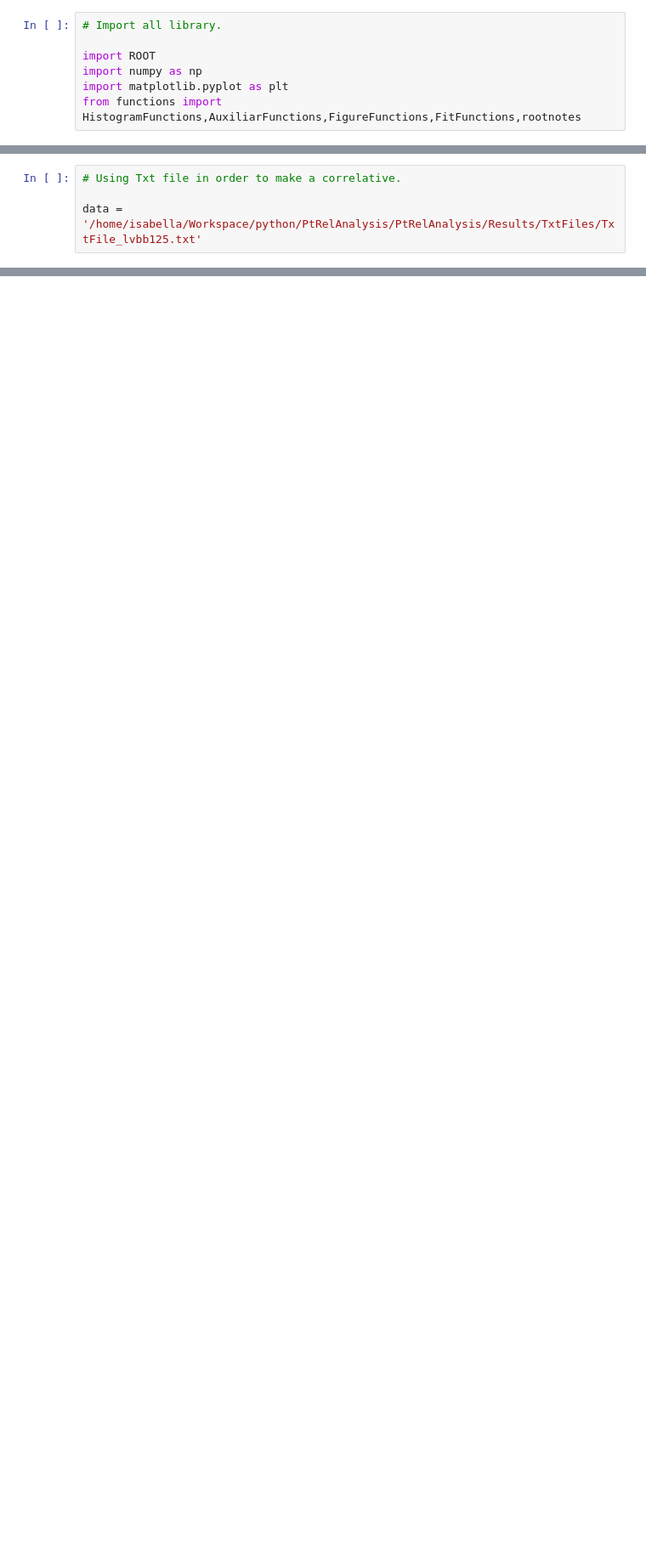
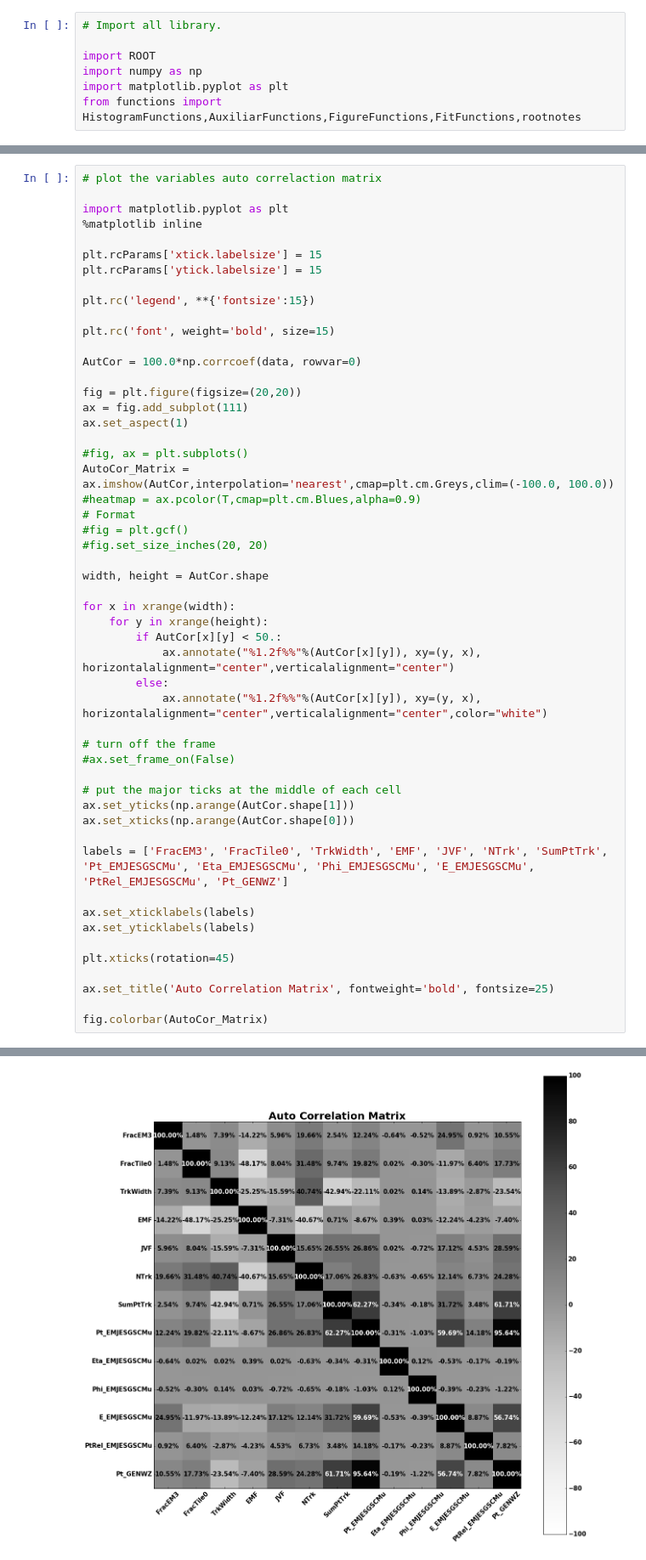
Before and after one commit to micaelverissimo/PtRelAnalysis, a Jupyter notebook: NeuralAnalysis.ipynb, the cells around one changed output, grey strips where cells are left out. Shown at 85% size. Drawn from its saved outputs; the diff is of its cells as text; blank space fills up the shorter version.

Commit message:
Auto Correlation Matrix

```diff
--- a/NeuralAnalysis.ipynb
+++ b/NeuralAnalysis.ipynb
@@ -100,4 +108,0 @@ for process in processes.split(","):
-# %%
-# Using Txt file in order to make a correlative.
-
-data = '/home/isabella/Workspace/python/PtRelAnalysis/PtRelAnalysis/Results/TxtFiles/TxtFile_lvbb125.txt'
@@ -188,0 +114,53 @@ ValueError: object too deep for desired array
+# %%
+# plot the variables auto correlaction matrix
+
+import matplotlib.pyplot as plt
+%matplotlib inline
+
+plt.rcParams['xtick.labelsize'] = 15
+plt.rcParams['ytick.labelsize'] = 15
+
+plt.rc('legend', **{'fontsize':15})
+
+plt.rc('font', weight='bold', size=15)
+
+AutCor = 100.0*np.corrcoef(data, rowvar=0)
+
+fig = plt.figure(figsize=(20,20))
+ax = fig.add_subplot(111)
+ax.set_aspect(1)
+
+#fig, ax = plt.subplots()
+AutoCor_Matrix = ax.imshow(AutCor,interpolation='nearest',cmap=plt.cm.Greys,clim=(-100.0, 100.0))
+#heatmap = ax.pcolor(T,cmap=plt.cm.Blues,alpha=0.9)
+# Format
+#fig = plt.gcf()
+#fig.set_size_inches(20, 20)
+
+width, height = AutCor.shape
+
+for x in xrange(width):
+    for y in xrange(height):
+        if AutCor[x][y] < 50.:
+            ax.annotate("%1.2f%%"%(AutCor[x][y]), xy=(y, x), horizontalalignment="center",verticalalignment="center")
+        else:
+            ax.annotate("%1.2f%%"%(AutCor[x][y]), xy=(y, x), horizontalalignment="center",verticalalignment="center",color="white")
+
+# turn off the frame
+#ax.set_frame_on(False)
+
+# put the major ticks at the middle of each cell
+ax.set_yticks(np.arange(AutCor.shape[1]))
+ax.set_xticks(np.arange(AutCor.shape[0]))
+
+labels = ['FracEM3', 'FracTile0', 'TrkWidth', 'EMF', 'JVF', 'NTrk', 'SumPtTrk', 'Pt_EMJESGSCMu', 'Eta_EMJESGSCMu', 'Phi_EMJESGSCMu', 'E_EMJESGSCMu', 'PtRel_EMJESGSCMu', 'Pt_GENWZ']
+
+ax.set_xticklabels(labels)
+ax.set_yticklabels(labels)
+
+plt.xticks(rotation=45)
+
+ax.set_title('Auto Correlation Matrix', fontweight='bold', fontsize=25)
+
+fig.colorbar(AutoCor_Matrix)
+# %% [output]
@@ -188,0 +168 @@ ValueError: object too deep for desired array
+[figure, added]
```
Also changed, not shown: parts of 8 cells of this notebook.
